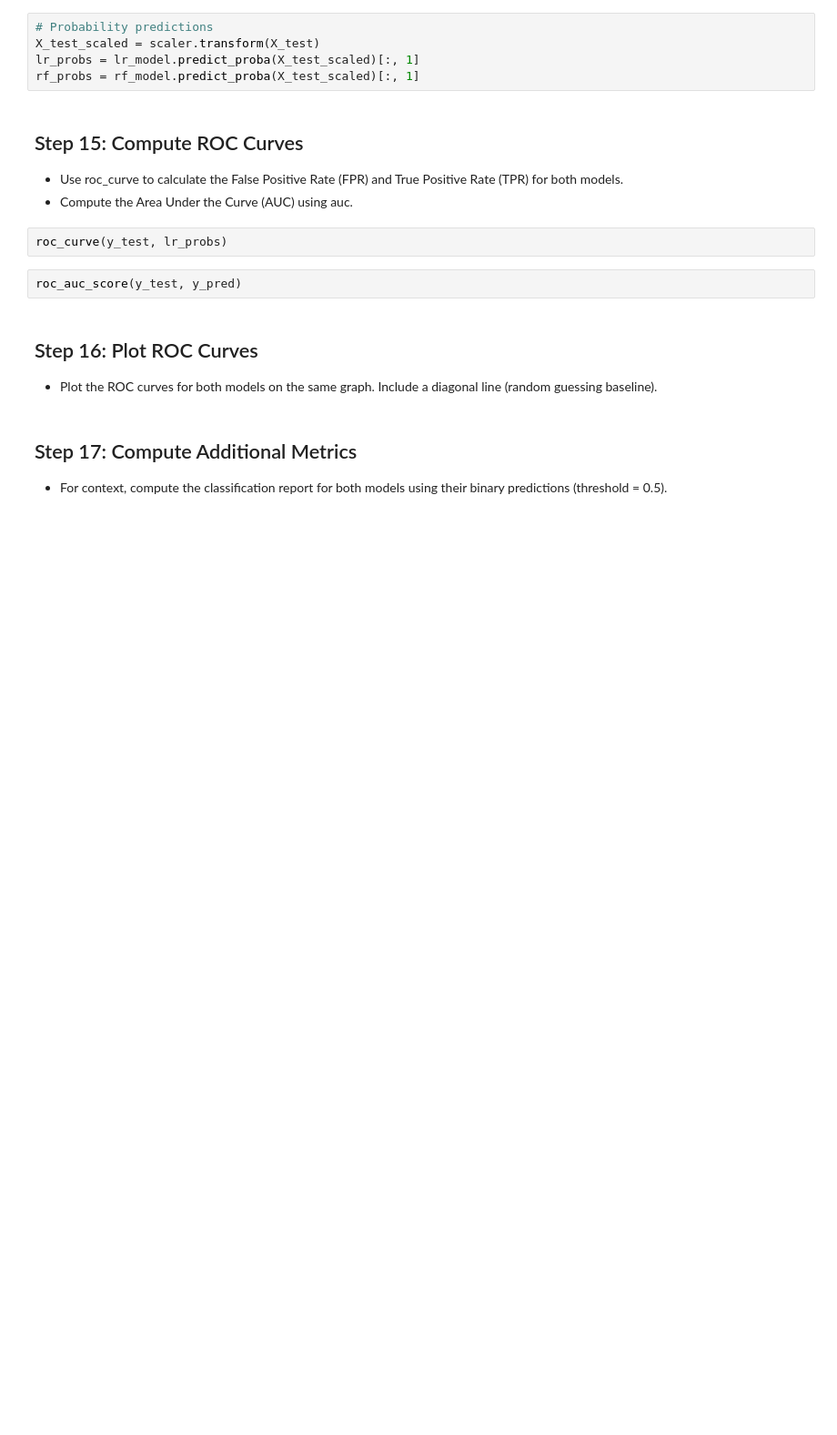
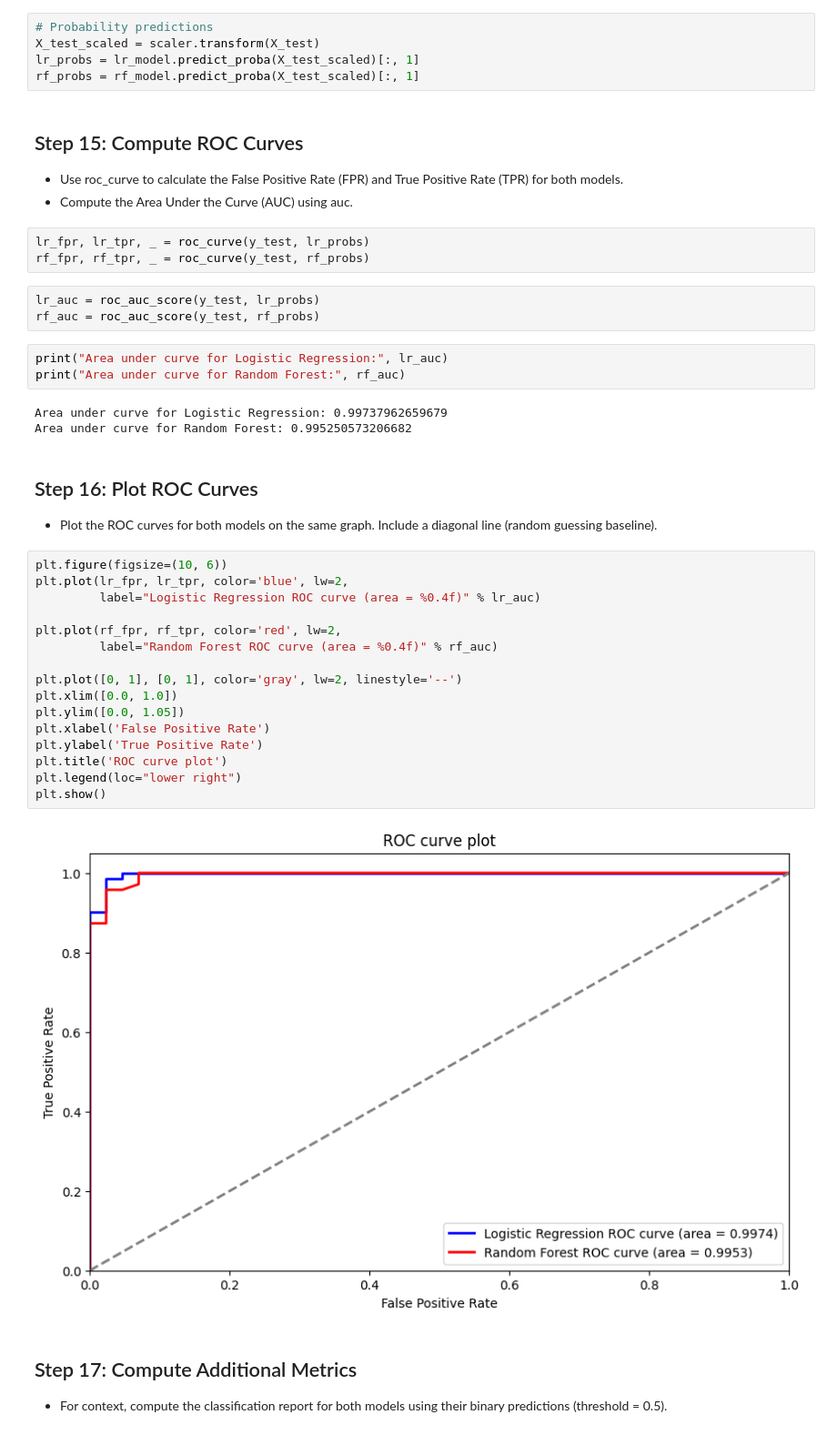
Before and after one commit to MuaazWahid/cs550, a Jupyter notebook: week12/Module11-04-InClassWork.ipynb, the cells around one changed output. Shown: that part at 91% size. Saved outputs shown, nothing was run; the diff lists cells and outputs as text; blank space fills up the shorter version.

```diff
--- a/week12/Module11-04-InClassWork.ipynb
+++ b/week12/Module11-04-InClassWork.ipynb
@@ -157,13 +189,39 @@ rf_probs = rf_model.predict_proba(X_test_scaled)[:, 1]
 - Use roc_curve to calculate the False Positive Rate (FPR) and True Positive Rate (TPR) for both models.
 - Compute the Area Under the Curve (AUC) using auc.
 # %%
-roc_curve(y_test, lr_probs)
+lr_fpr, lr_tpr, _ = roc_curve(y_test, lr_probs)
+rf_fpr, rf_tpr, _ = roc_curve(y_test, rf_probs)
 # %%
-roc_auc_score(y_test, y_pred)
+lr_auc = roc_auc_score(y_test, lr_probs)
+rf_auc = roc_auc_score(y_test, rf_probs)
+# %%
+print("Area under curve for Logistic Regression:", lr_auc)
+print("Area under curve for Random Forest:", rf_auc)
+# %% [output]
+Area under curve for Logistic Regression: 0.99737962659679
+Area under curve for Random Forest: 0.995250573206682
 # %% [markdown]
 ## Step 16: Plot ROC Curves
 
 - Plot the ROC curves for both models on the same graph. Include a diagonal line (random guessing baseline).
+# %%
+plt.figure(figsize=(10, 6))
+plt.plot(lr_fpr, lr_tpr, color='blue', lw=2,
+         label="Logistic Regression ROC curve (area = %0.4f)" % lr_auc)
+
+plt.plot(rf_fpr, rf_tpr, color='red', lw=2,
+         label="Random Forest ROC curve (area = %0.4f)" % rf_auc)
+
+plt.plot([0, 1], [0, 1], color='gray', lw=2, linestyle='--')
+plt.xlim([0.0, 1.0])
+plt.ylim([0.0, 1.05])
+plt.xlabel('False Positive Rate')
+plt.ylabel('True Positive Rate')
+plt.title('ROC curve plot')
+plt.legend(loc="lower right")
+plt.show()
+# %% [output]
+[figure, added]
 # %% [markdown]
 ## Step 17: Compute Additional Metrics
 
```
Also changed, not shown: parts of 15 cells of this notebook, 3 other files.
